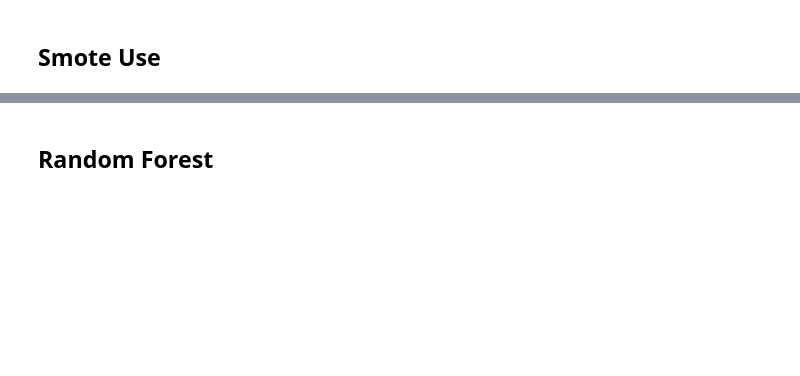
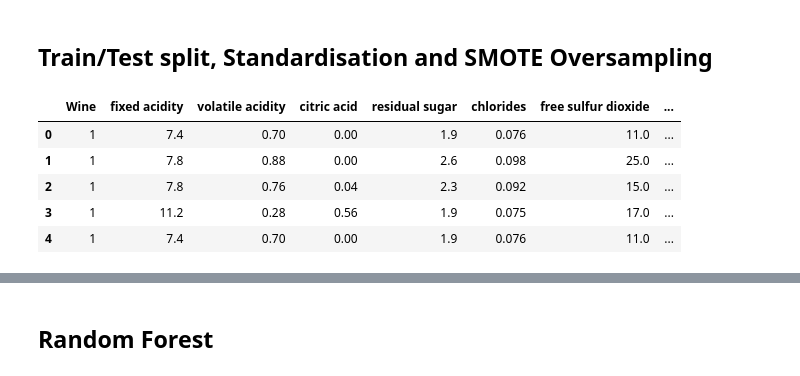
Before and after one commit to TymPi/AppliedML, a Jupyter notebook: Models.ipynb, the cells around one changed output, grey strips where cells are left out. Saved outputs shown, nothing was run; the diff lists cells and outputs as text; code cells hidden in the pictures; blank space fills up the shorter version.

```diff
--- a/Models.ipynb
+++ b/Models.ipynb
@@ -13,10 +18,18 @@ from imblearn.over_sampling import SMOTE
 # %%
+#gets the data
 wine_df = pd.read_csv("./Data/wine_extracted.csv")
 wine_df = wine_df[wine_df.columns[-2:].append(wine_df.columns[:-2])]
+
+#changes the red wine to 1 and white wine to 0
+wine_df.loc[wine_df["Wine"]=="Red", "Wine" ] = 1
+wine_df.loc[wine_df["Wine"]=="White", "Wine" ] = 0
-# %%
-wine_df = wine_df[wine_df["quality"]!=9]
-wine_df = wine_df[wine_df["quality"]!=3]
-wine_df = wine_df[wine_df["Wine"]=="White"]
-#wine_df = wine_df[wine_df["quality"]!=4]
-#wine_df = wine_df[wine_df["quality"]!=8]
+# %%
+#reclassifissed the data to have 5 classes of <=5, 6, >=7
+wine_df.loc[wine_df["quality"]==3, "quality"] = "<=5"
+wine_df.loc[wine_df["quality"]==4, "quality"] = "<=5"
+wine_df.loc[wine_df["quality"]==5, "quality"] = "<=5"
+
+wine_df.loc[wine_df["quality"]==7,"quality"] = ">=7"
+wine_df.loc[wine_df["quality"]==8,"quality"] = ">=7"
+wine_df.loc[wine_df["quality"]==9,"quality"] = ">=7"
 # %%
@@ -31,2 +46,17 @@ def print_metrics(true_val, pred_val):
 # %% [markdown]
-## Smote Use
+## Train/Test split, Standardisation and SMOTE Oversampling
+# %%
+#splitting data into attributes and target
+cols = wine_df.columns
+
+X = wine_df[cols[1:]]
+Y = wine_df["quality"].astype('str')
+
+X.head()
+# %% [output]
+|  | Wine | fixed acidity | volatile acidity | citric acid | residual sugar | chlorides | free sulfur dioxide | ... |
+| 0 | 1 | 7.4 | 0.70 | 0.00 | 1.9 | 0.076 | 11.0 | ... |
+| 1 | 1 | 7.8 | 0.88 | 0.00 | 2.6 | 0.098 | 25.0 | ... |
+| 2 | 1 | 7.8 | 0.76 | 0.04 | 2.3 | 0.092 | 15.0 | ... |
+| 3 | 1 | 11.2 | 0.28 | 0.56 | 1.9 | 0.075 | 17.0 | ... |
+| 4 | 1 | 7.4 | 0.70 | 0.00 | 1.9 | 0.076 | 11.0 | ... |
```
Also changed, not shown: parts of 37 cells of this notebook, 3 other files.
